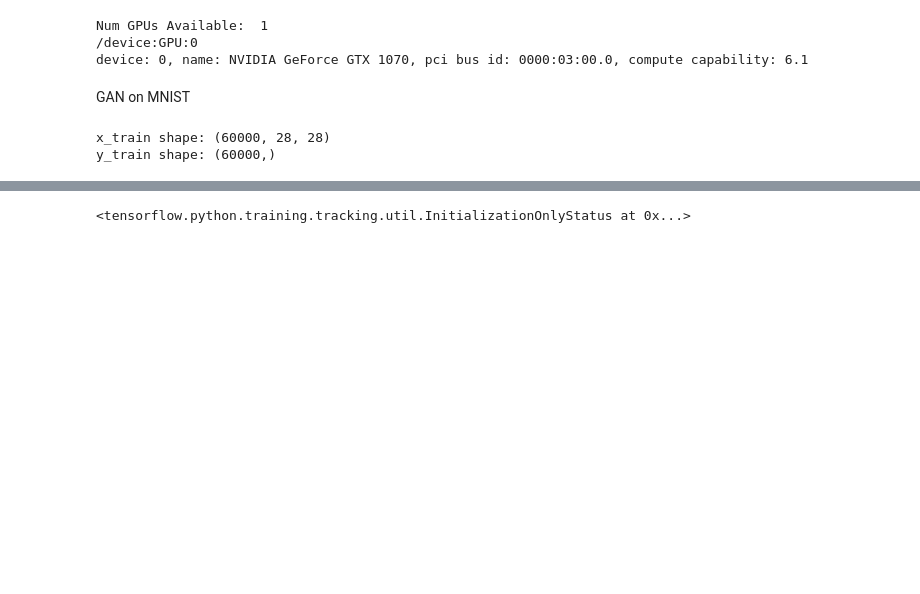
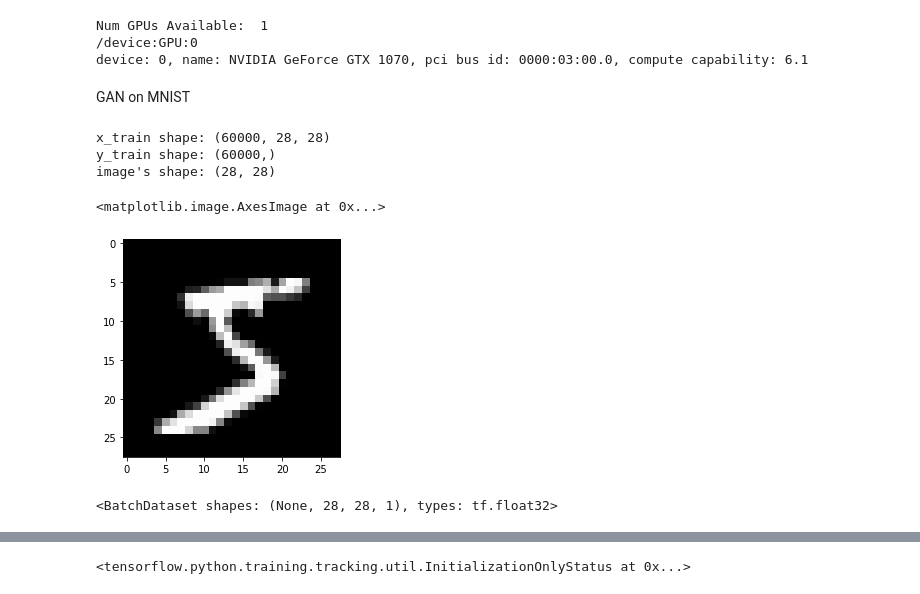
Before and after one commit to ERUD1T3/synthetic-data-gan, a Jupyter notebook: sources/dev.ipynb, the cells around one changed output, grey strips where cells are left out. Drawn from its saved outputs; the diff is of its cells as text; code cells hidden in the pictures; blank space fills up the shorter version.

```diff
--- a/sources/dev.ipynb
+++ b/sources/dev.ipynb
@@ -49,23 +43,36 @@ Num GPUs Available:  1
 device: 0, name: NVIDIA GeForce GTX 1070, pci bus id: 0000:03:00.0, compute capability: 6.1
 # %% [markdown]
 GAN on MNIST
-# %%
-# read mnist data
-(train_images, train_labels), (_, _) = mnist.load_data()
-# print shapes
-print('x_train shape:', train_images.shape)
-print('y_train shape:', train_labels.shape)
-# %% [output]
-x_train shape: (60000, 28, 28)
-y_train shape: (60000,)
+# %%
+# read mnist data
+(train_images, train_labels), (test_images, test_labels) = mnist.load_data()
+# recombine train and test data
+images = np.concatenate((train_images, test_images), axis=0)
+labels = np.concatenate((train_labels, test_labels), axis=0)
+# print shapes
+print('x_train shape:', images.shape)
+print('y_train shape:', labels.shape)
+# print a single image
+print(f'image\'s shape: {images[0].shape}')
+plt.imshow(images[0], cmap='gray')
+# %% [output]
+x_train shape: (60000, 28, 28)
+y_train shape: (60000,)
+image's shape: (28, 28)
+<matplotlib.image.AxesImage at 0x...>
+[figure, added]
 # %%
-train_images = train_images.reshape(train_images.shape[0], 28, 28, 1).astype('float32')
-train_images = (train_images - 127.5) / 127.5  # Normalize the images to [-1, 1]
-BUFFER_SIZE = 60000
-BATCH_SIZE = 256
+# reshape image into a (X, 28, 28, 1) tensor
+images = images.reshape(images.shape[0], 28, 28, 1).astype('float32')
+images = (images - 127.5) / 127.5  # Normalize the images to [-1, 1]
+BUFFER_SIZE = 60000 # number of images
+BATCH_SIZE = 256 # number of images per batch
 
 
 # Batch and shuffle the data
-train_dataset = tf.data.Dataset.from_tensor_slices(train_images).shuffle(BUFFER_SIZE).batch(BATCH_SIZE)
+train_dataset = tf.data.Dataset.from_tensor_slices(images).shuffle(BUFFER_SIZE).batch(BATCH_SIZE)
+print(train_dataset)
+# %% [output]
+<BatchDataset shapes: (None, 28, 28, 1), types: tf.float32>
 # %%
 # Build the generator
```
Also changed, not shown: parts of 16 cells of this notebook.
